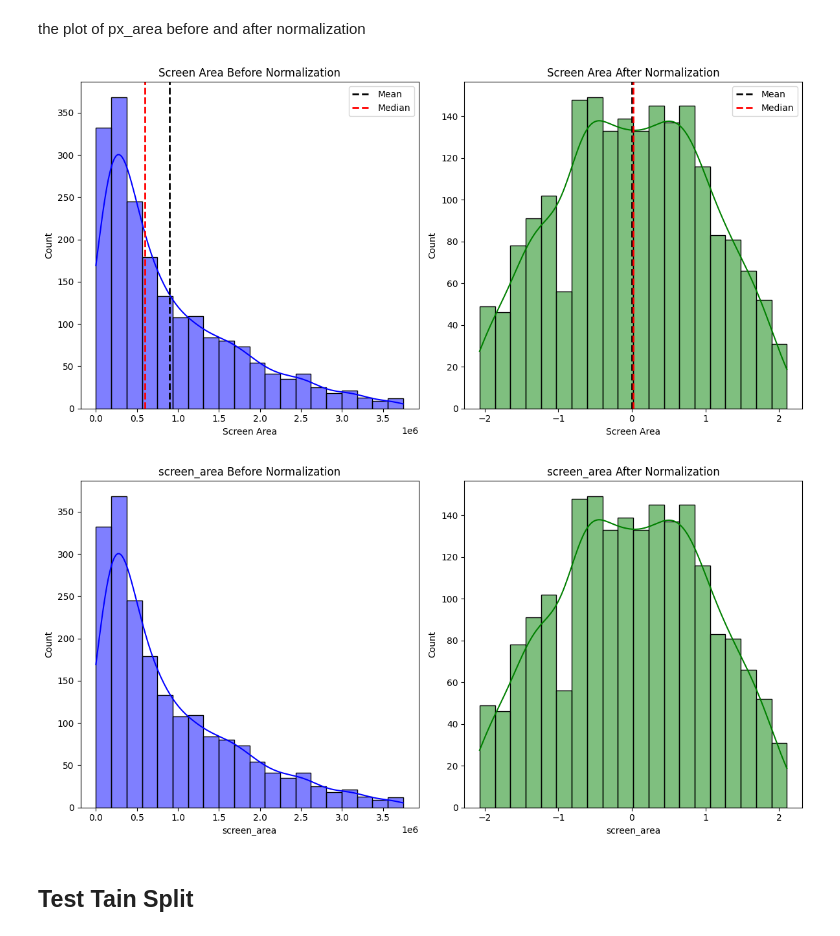
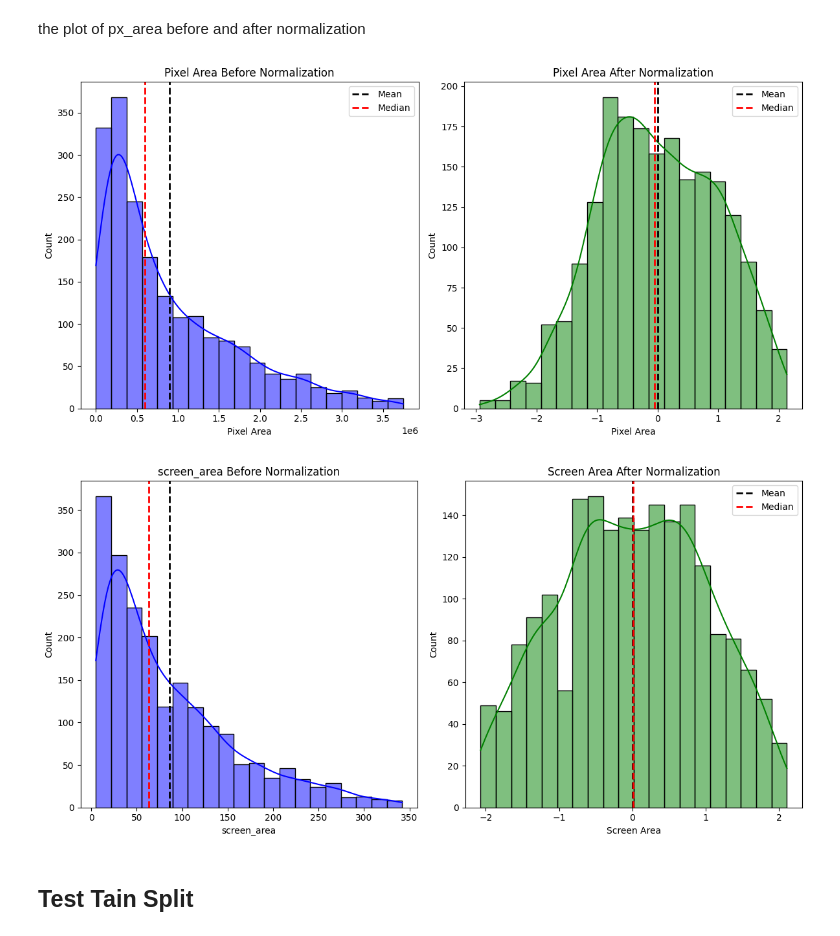
Before and after one commit to SayanDasDev/mobile_price_prediction, a Jupyter notebook: final_project.ipynb, the cells around one changed output. Drawn from its saved outputs; the diff is of its cells as text; code cells hidden in the pictures.

Commit message:
normalization graphs corrected

```diff
--- a/final_project.ipynb
+++ b/final_project.ipynb
@@ -436,53 +437,54 @@ the plot of px_area before and after normalization
 # %%
 plt.figure(figsize=(12, 6))
 
 # Subplot 1: Before Normalization
 plt.subplot(1, 2, 1)
 sns.histplot(original_px_area, bins=20, kde=True, color='blue')
 plt.axvline(original_px_area.mean(), color='black', linestyle='dashed', linewidth=2, label='Mean')  # Mean line
 plt.axvline(original_px_area.median(), color='red', linestyle='dashed', linewidth=2, label='Median')  # Median line
-plt.title('Screen Area Before Normalization')
-plt.xlabel('Screen Area')
+plt.title('Pixel Area Before Normalization')
+plt.xlabel('Pixel Area')
 plt.ylabel('Count')
 plt.legend()
 
 # Subplot 2: After Normalization
 plt.subplot(1, 2, 2)
-sns.histplot(X['screen_area'], bins=20, kde=True, color='green')
-plt.axvline(X['screen_area'].mean(), color='black', linestyle='dashed', linewidth=2, label='Mean')  # Mean line
-plt.axvline(X['screen_area'].median(), color='red', linestyle='dashed', linewidth=2, label='Median')  # Median line
-plt.title('Screen Area After Normalization')
-plt.xlabel('Screen Area')
+sns.histplot(X['px_area'], bins=20, kde=True, color='green')
+plt.axvline(X['px_area'].mean(), color='black', linestyle='dashed', linewidth=2, label='Mean')  # Mean line
+plt.axvline(X['px_area'].median(), color='red', linestyle='dashed', linewidth=2, label='Median')  # Median line
+plt.title('Pixel Area After Normalization')
+plt.xlabel('Pixel Area')
 plt.ylabel('Count')
 plt.legend()
 
 plt.tight_layout()
 plt.show()
 # %% [output]
-[figure, old version]
+[figure, new version]
 # %%
 plt.figure(figsize=(12, 6))
 
 plt.subplot(1, 2, 1)
-sns.histplot(original_px_area, bins=20, kde=True, color='blue')
-ax.axvline(X[col].mean(), color = 'black',linestyle='dashed', linewidth=2)
-ax.axvline(X[col].median(), color = 'red',linestyle='dashed', linewidth=2)
+sns.histplot(original_screen_area, bins=20, kde=True, color='blue')
+plt.axvline(original_screen_area.mean(), color='black', linestyle='dashed', linewidth=2, label='Mean')
+plt.axvline(original_screen_area.median(), color='red', linestyle='dashed', linewidth=2, label='Median')
 plt.title('screen_area Before Normalization')
 plt.xlabel('screen_area')
 plt.ylabel('Count')
 
 plt.subplot(1, 2, 2)
 sns.histplot(X['screen_area'], bins=20, kde=True, color='green')
-ax.axvline(X[col].mean(), color = 'black',linestyle='dashed', linewidth=2)
-ax.axvline(X[col].median(), color = 'red',linestyle='dashed', linewidth=2)
-plt.title('screen_area After Normalization')
-plt.xlabel('screen_area')
+plt.axvline(X['screen_area'].mean(), color='black', linestyle='dashed', linewidth=2, label='Mean')
+plt.axvline(X['screen_area'].median(), color='red', linestyle='dashed', linewidth=2, label='Median')
+plt.title('Screen Area After Normalization')
+plt.xlabel('Screen Area')
 plt.ylabel('Count')
+plt.legend()
 
 plt.tight_layout()
 plt.show()
 # %% [output]
-[figure, old version]
+[figure, new version]
 # %% [markdown]
 ## Test Tain Split
 # %%
```
Also changed, not shown: parts of 15 cells of this notebook.
